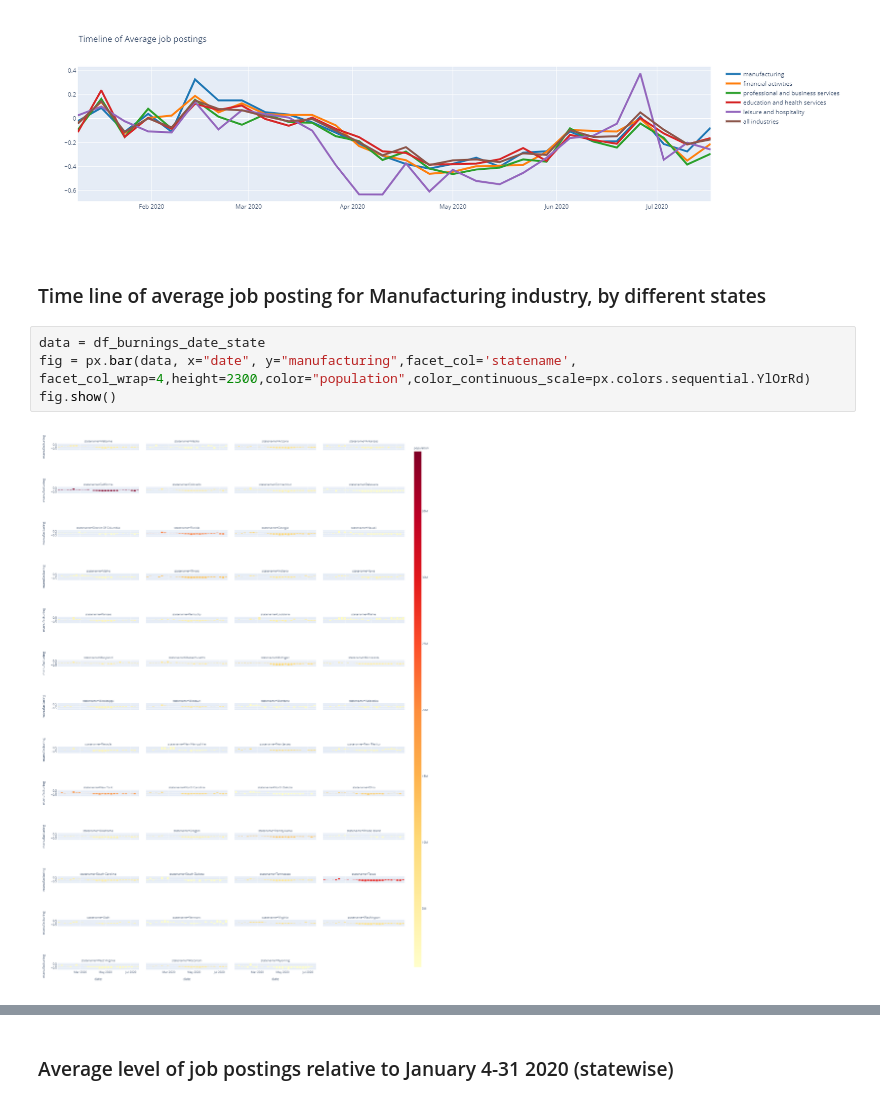
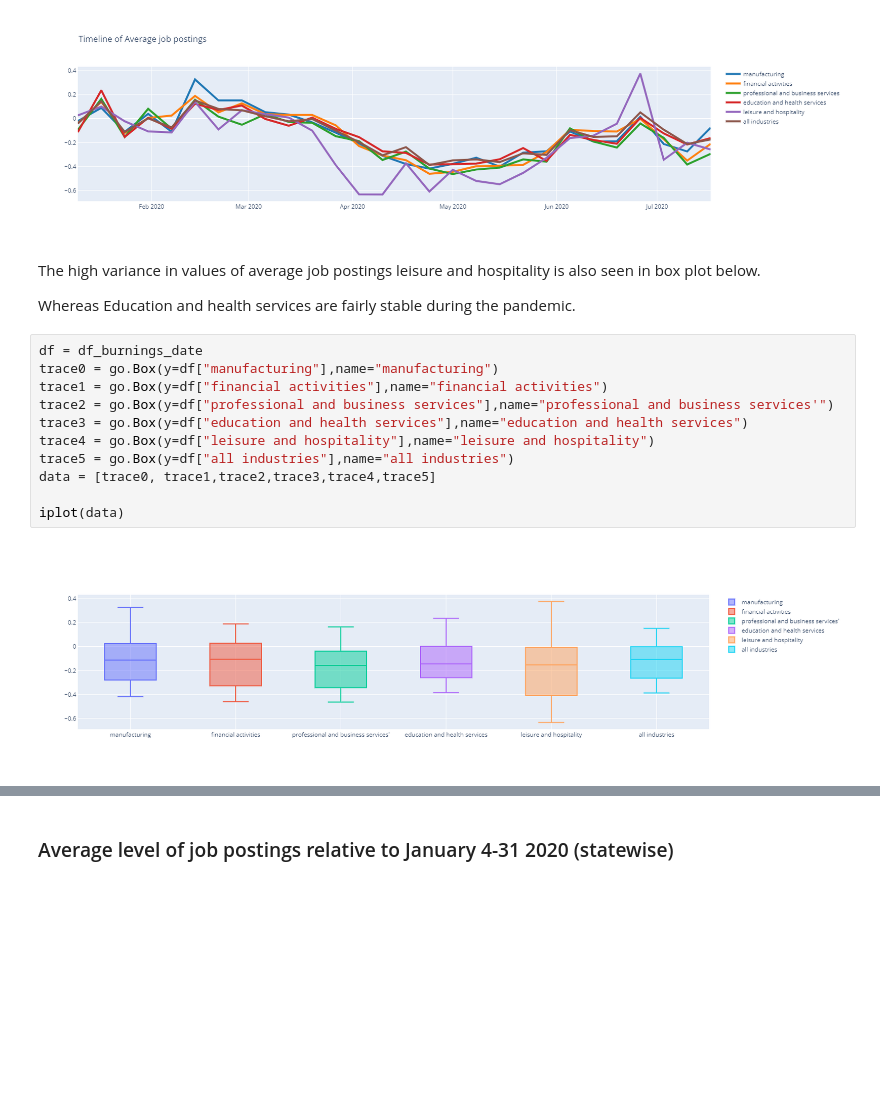
Before and after one commit to nagarajbhat/nagarajbhat.github.io, a Jupyter notebook: covid19_unemployment_analysis.ipynb, the cells around one changed output, grey strips where cells are left out. Saved outputs shown, nothing was run; the diff lists cells and outputs as text; blank space fills up the shorter version.

```diff
--- a/covid19_unemployment_analysis.ipynb
+++ b/covid19_unemployment_analysis.ipynb
@@ -137,11 +174,20 @@ fig.update_layout(title='Timeline of Average job postings')
 fig.show()
 # %% [output]
 [figure]
-# %% [markdown]
-### Time line of average job posting for Manufacturing industry, by different states
-# %%
-data = df_burnings_date_state
-fig = px.bar(data, x="date", y="manufacturing",facet_col='statename', facet_col_wrap=4,height=2300,color="population",color_continuous_scale=px.colors.sequential.YlOrRd)
-fig.show()
-# %% [output]
-[figure, removed]
+# %% [markdown]
+The high variance in values of average job postings leisure and hospitality is also seen in box plot below.
+
+Whereas Education and health services are fairly stable during the pandemic.
+# %%
+df = df_burnings_date
+trace0 = go.Box(y=df["manufacturing"],name="manufacturing")
+trace1 = go.Box(y=df["financial activities"],name="financial activities")
+trace2 = go.Box(y=df["professional and business services"],name="professional and business services'")
+trace3 = go.Box(y=df["education and health services"],name="education and health services")
+trace4 = go.Box(y=df["leisure and hospitality"],name="leisure and hospitality")
+trace5 = go.Box(y=df["all industries"],name="all industries")
+data = [trace0, trace1,trace2,trace3,trace4,trace5]
+
+iplot(data)
+# %% [output]
+[figure, added]
```
Also changed, not shown: parts of 16 cells of this notebook.
